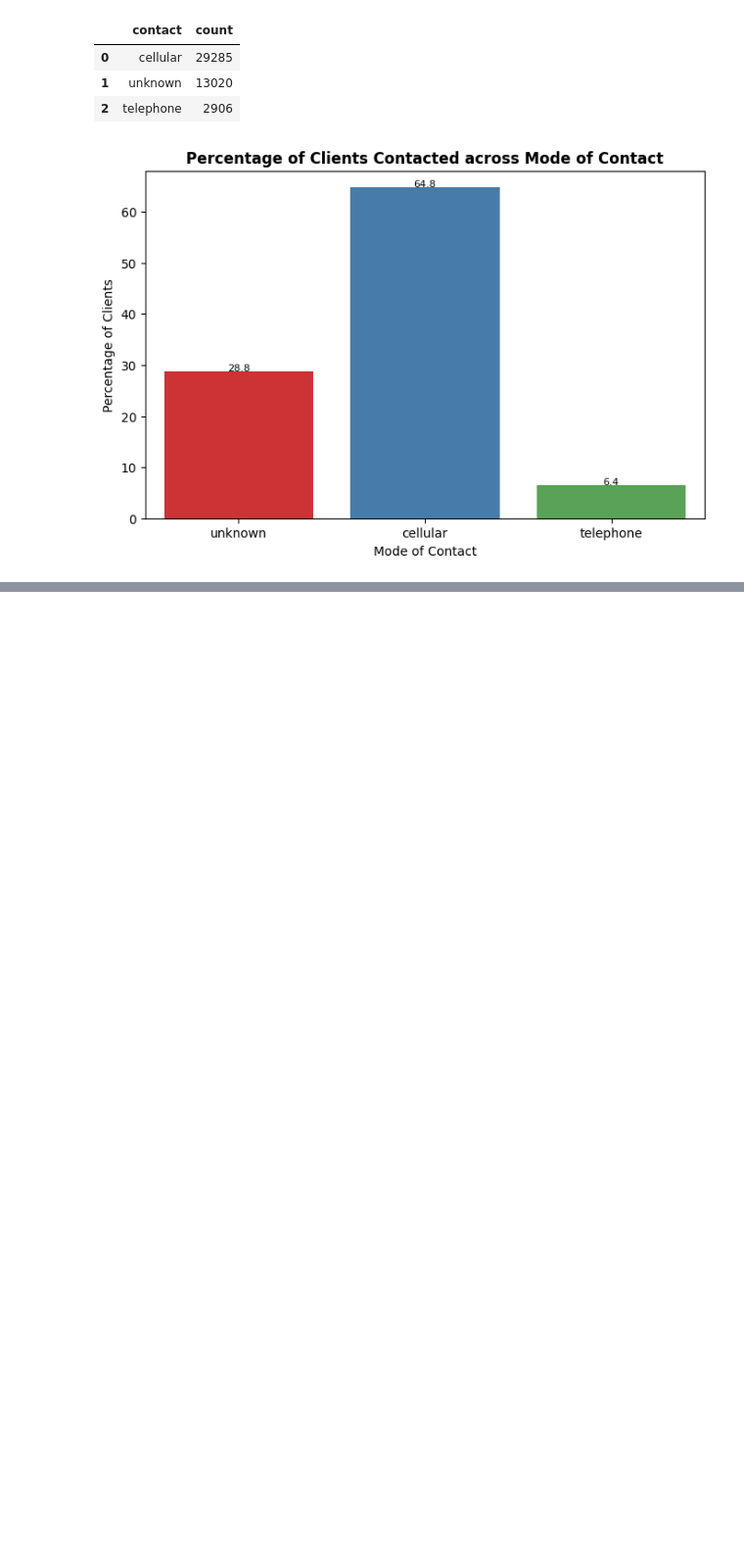
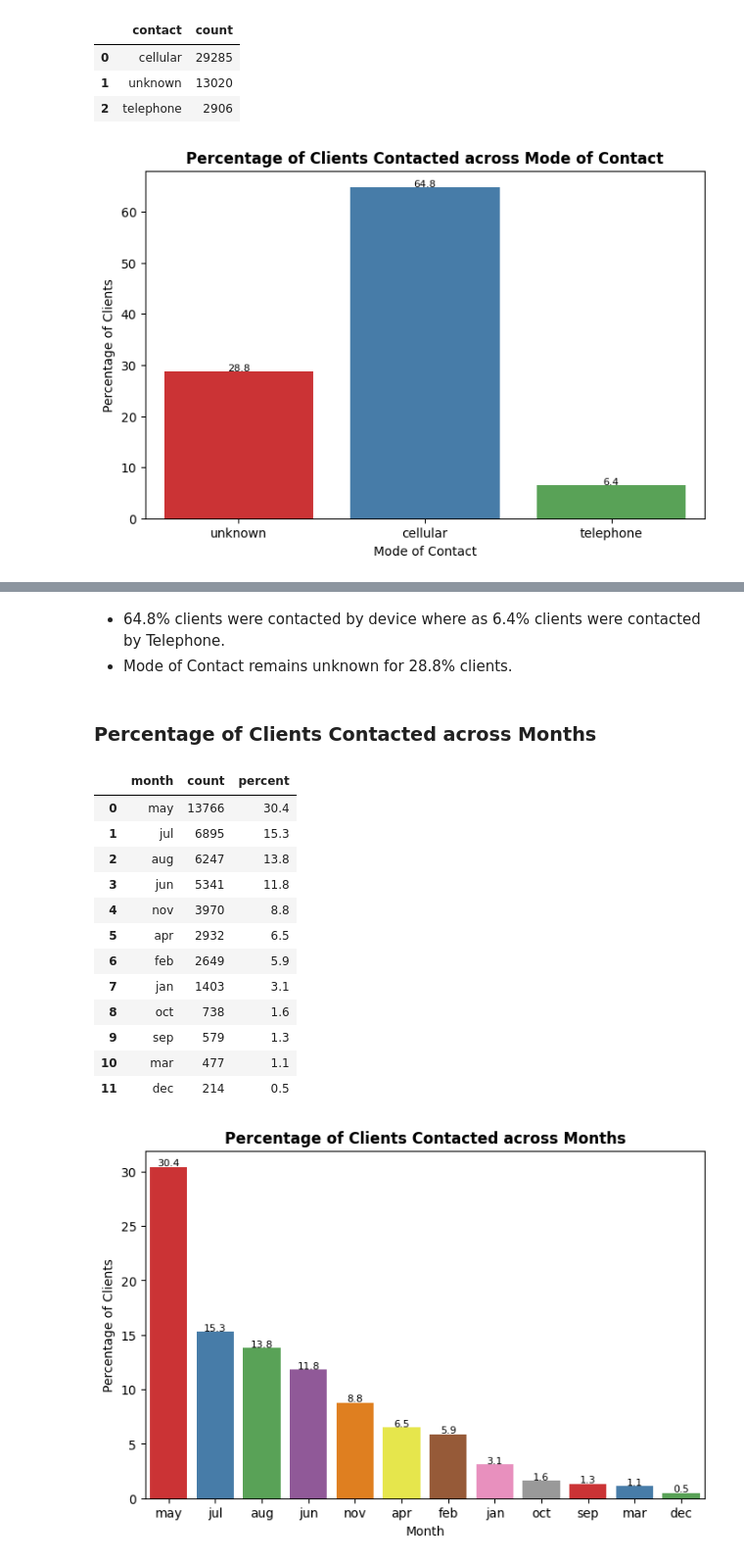
Before and after one commit to chayanbasu007/td_cross_sell_model, a Jupyter notebook: TD_Cross_Sell_Model.ipynb, the cells around one changed output, grey strips where cells are left out. Shown at 98% size. Drawn from its saved outputs; the diff is of its cells as text; code cells hidden in the pictures; blank space fills up the shorter version.

```diff
--- a/TD_Cross_Sell_Model.ipynb
+++ b/TD_Cross_Sell_Model.ipynb
@@ -335,0 +328,39 @@ df.head()
+# %% [markdown]
+- 64.8% clients were contacted by device where as 6.4% clients were contacted by Telephone.
+- Mode of Contact remains unknown for 28.8% clients.
+# %% [markdown]
+### Percentage of Clients Contacted across Months
+# %%
+#Table
+month_df = df['month'].value_counts().reset_index()
+month_df.sort_values(by='count', ascending = False)
+month_df['percent'] = ((month_df['count']/month_df['count'].sum())*100).round(1)
+display(month_df)
+
+#Figure
+fig,axes = plt.subplots(1,1,figsize =(8,5))
+sns.barplot(data=month_df, x='month', y= 'percent', ax= axes, palette = 'Set1')
+for bar in axes.patches:
+    height = bar.get_height()
+    axes.text(bar.get_x() + bar.get_width() / 2, height + 0.1,
+                f'{height:.1f}', ha='center', fontsize=8)
+
+plt.ylabel("Percentage of Clients")
+plt.xlabel("Month")
+plt.title("Percentage of Clients Contacted across Months", fontweight ='bold')
+plt.show()
+# %% [output]
+|  | month | count | percent |
+| 0 | may | 13766 | 30.4 |
+| 1 | jul | 6895 | 15.3 |
+| 2 | aug | 6247 | 13.8 |
+| 3 | jun | 5341 | 11.8 |
+| 4 | nov | 3970 | 8.8 |
+| 5 | apr | 2932 | 6.5 |
+| 6 | feb | 2649 | 5.9 |
+| 7 | jan | 1403 | 3.1 |
+| 8 | oct | 738 | 1.6 |
+| 9 | sep | 579 | 1.3 |
+| 10 | mar | 477 | 1.1 |
+| 11 | dec | 214 | 0.5 |
+[figure, added]
```
Also changed, not shown: parts of 3 cells of this notebook.
